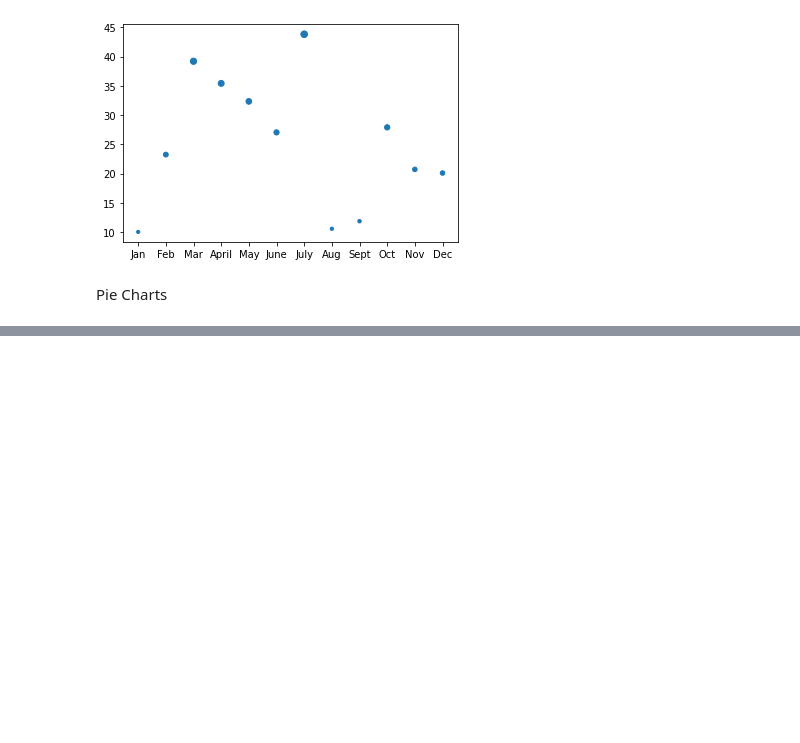
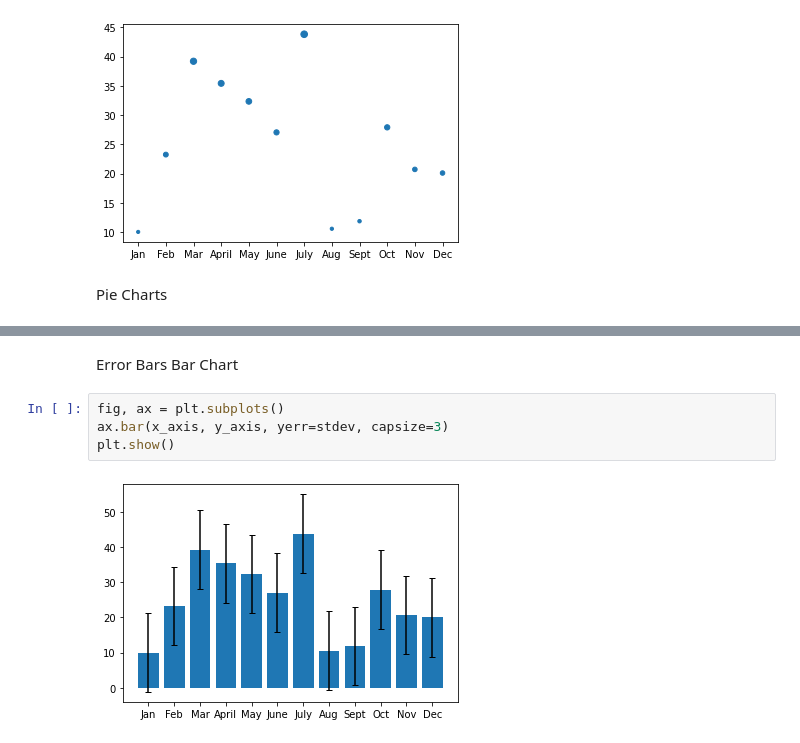
Before and after one commit to BMoreland20/PyBer_Analysis, a Jupyter notebook: PyBer_Practice.ipynb, the cells around one changed output, grey strips where cells are left out. Cells and saved outputs as stored; diff of their text form; blank space fills up the shorter version.

```diff
--- a/PyBer_Practive.ipynb
+++ b/PyBer_Practice.ipynb
@@ -113,0 +132,8 @@ plt.show()
+# %% [markdown]
+Error Bars Bar Chart
+# %%
+fig, ax = plt.subplots()
+ax.bar(x_axis, y_axis, yerr=stdev, capsize=3)
+plt.show()
+# %% [output]
+[figure, added]
```
Also changed, not shown: parts of 9 cells of this notebook, 1 other file.
